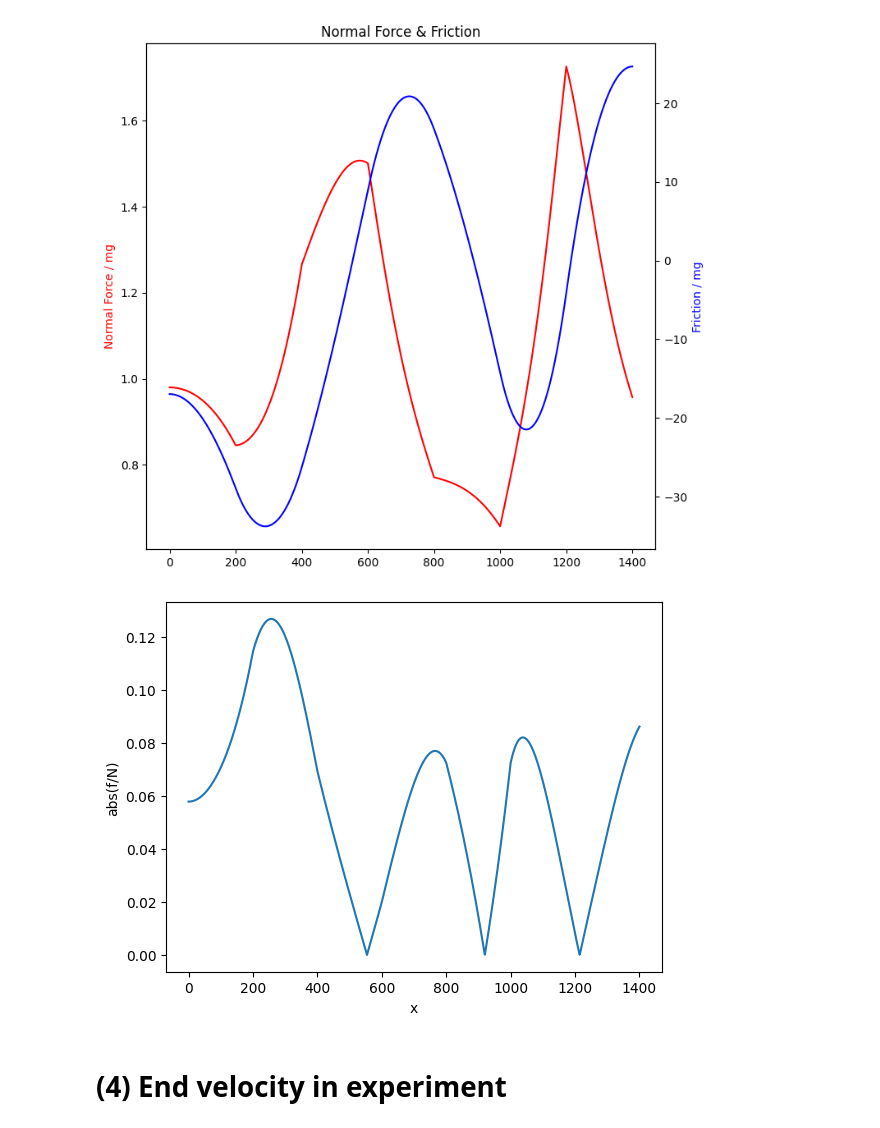
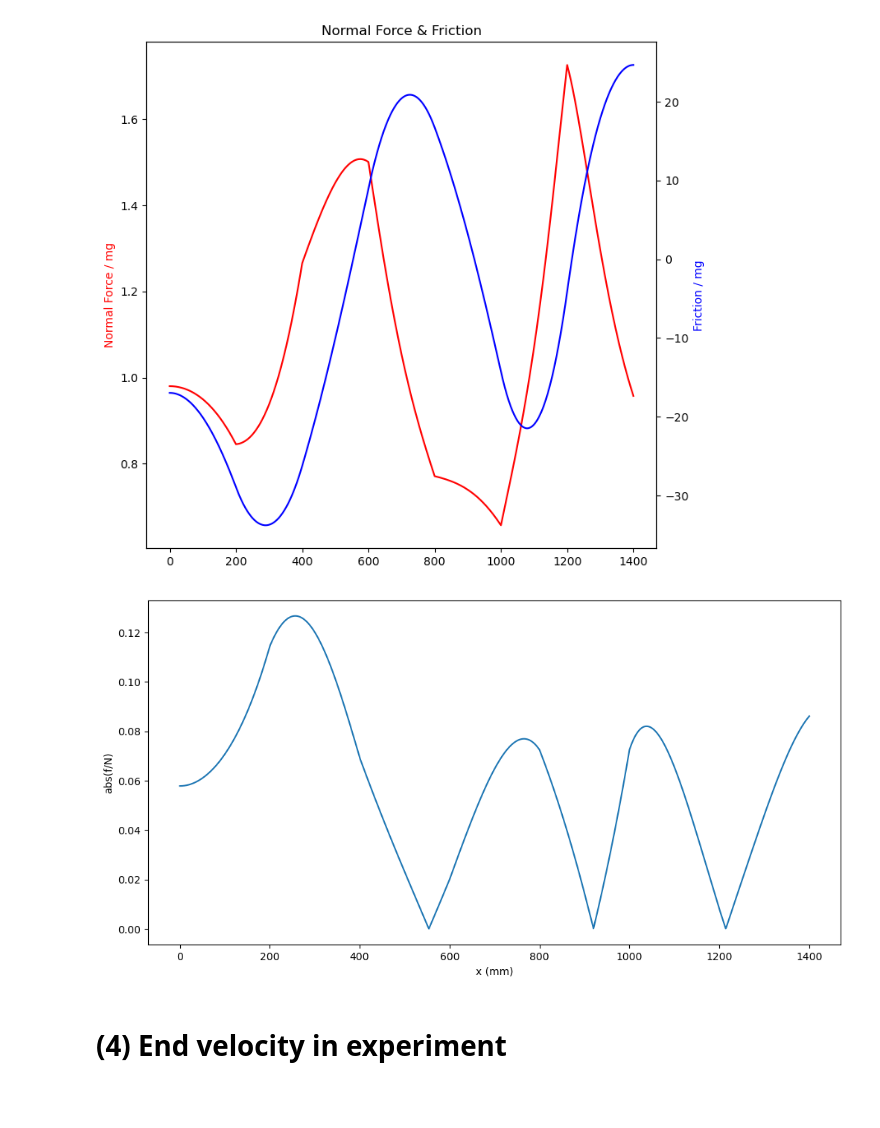
Before and after one commit to halvorlinder/Fysikklab, a Jupyter notebook: baneform_V23.ipynb, the cells around one changed output. Saved outputs shown, nothing was run; the diff lists cells and outputs as text; code cells hidden in the pictures; blank space fills up the shorter version.

```diff
--- a/baneform_V23.ipynb
+++ b/baneform_V23.ipynb
@@ -205,12 +206,14 @@ plt.title("Normal Force & Friction");
 # %% [output]
 [figure]
 # %%
+fig = plt.figure('y(x)',figsize=(12,6))
 plt.plot(x, np.abs(friction / normal_force))
 plt.title("")
 plt.ylabel("abs(f/N)")
-plt.xlabel("x");
+plt.xlabel("x (mm)")
+fig.savefig("ratio_forces.png", bbox_inches='tight');
 # %% [output]
-[figure, old version]
+[figure, new version]
 # %% [markdown]
 # (4) End velocity in experiment
 # %%
```
Also changed, not shown: parts of 11 cells of this notebook.
